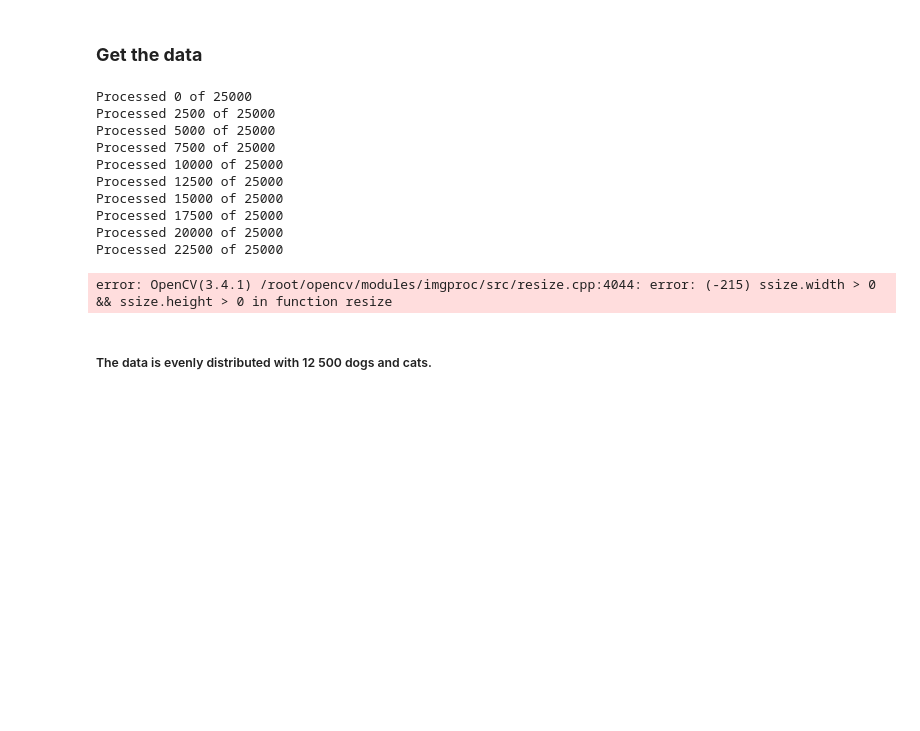
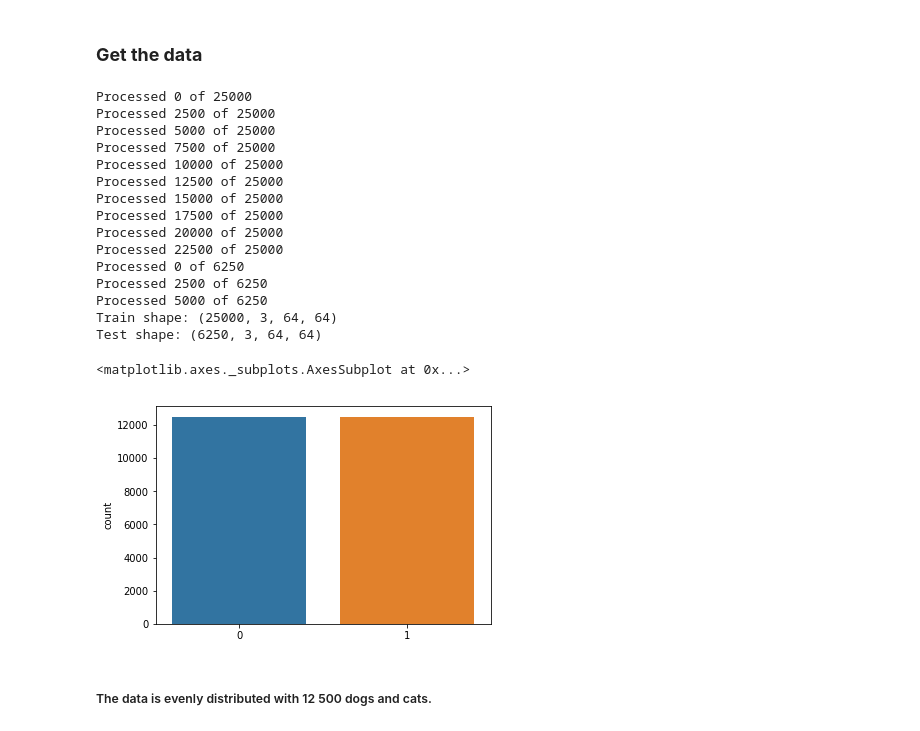
Before and after one commit to 181210/dat158, a Jupyter notebook: Oblig_2/Oblig_2ML.ipynb, the cells around one changed output. Saved outputs shown, nothing was run; the diff lists cells and outputs as text; code cells hidden in the pictures; blank space fills up the shorter version.

Commit message:
data prepped

```diff
--- a/Oblig_2/Oblig_2ML.ipynb
+++ b/Oblig_2/Oblig_2ML.ipynb
@@ -451,53 +451,77 @@ from keras.utils import np_utils #Numpy utils for Keras
 # %% [markdown]
 ### **Get the data**
 # %%
-TRAIN_DIR = 'data/train/'
+TRAIN_DIR = 'data/train/' #Importing data
 TEST_DIR = 'data/test/'
 
 
-ROWS = 64
-COLS = 64
-CHANNELS = 3
+ROWS = 64 # Number of rows after image resize
+COLS = 64 # Number of columns after image resize
+CHANNELS = 3 # RGB
 
-train_images = [TRAIN_DIR+i for i in os.listdir(TRAIN_DIR)] # use this for full dataset
+train_images = [TRAIN_DIR+i for i in os.listdir(TRAIN_DIR)]
 train_dogs =   [TRAIN_DIR+i for i in os.listdir(TRAIN_DIR) if 'dog' in i]
 train_cats =   [TRAIN_DIR+i for i in os.listdir(TRAIN_DIR) if 'cat' in i]
 test_images =  [TEST_DIR+i for i in os.listdir(TEST_DIR)]
 
+# Cut off part of test set from 50 % of training data to 25 %
+random.shuffle(train_images)
+test_images =  test_images[:6250]
+
+
+# Reading and resizing images, INTER_CUBIC is slow but gives the highest quality.
 def read_image(file_path):
     img = cv2.imread(file_path, cv2.IMREAD_COLOR)
     return cv2.resize(img, (ROWS, COLS), interpolation=cv2.INTER_CUBIC)
 
-
+# Returns images in numpy arrays with data type uint8 which supports 0 - 255 values.
 def prep_data(images):
     count = len(images)
     data = np.ndarray((count, CHANNELS, ROWS, COLS), dtype=np.uint8)
 
     for i, image_file in enumerate(images):
         image = read_image(image_file)
         data[i] = image.T
         if i%2500 == 0: print('Processed {} of {}'.format(i, count))
 
     return data
 
 
+
 train = prep_data(train_images)
 test = prep_data(test_images)
 
-#print("Train shape: {}".format(train.shape))
-#print("Test shape: {}".format(test.shape))
+print("Train shape: {}".format(train.shape))
+print("Test shape: {}".format(test.shape))
+
+# Label 1 for dog, 0 for cat.
+labels = []
+for i in train_images:
+    if 'dog' in i:
+        labels.append(1)
+    else:
+        labels.append(0)
+
+#Print out graph to compare number of dogs vs number of cats in training set.
+sns.countplot(labels)
 # %% [output]
 Processed 0 of 25000
 Processed 2500 of 25000
 Processed 5000 of 25000
 Processed 7500 of 25000
 Processed 10000 of 25000
 Processed 12500 of 25000
 Processed 15000 of 25000
 Processed 17500 of 25000
 Processed 20000 of 25000
 Processed 22500 of 25000
+Processed 0 of 6250
+Processed 2500 of 6250
+Processed 5000 of 6250
+Train shape: (25000, 3, 64, 64)
+Test shape: (6250, 3, 64, 64)
-error: OpenCV(3.4.1) /root/opencv/modules/imgproc/src/resize.cpp:4044: error: (-215) ssize.width > 0 && ssize.height > 0 in function resize
+<matplotlib.axes._subplots.AxesSubplot at 0x...>
+[figure, added]
 # %% [markdown]
 ##### The data is evenly distributed with 12 500 dogs and cats.
 # %% [markdown]
```
Also changed, not shown: parts of 5 cells of this notebook.
